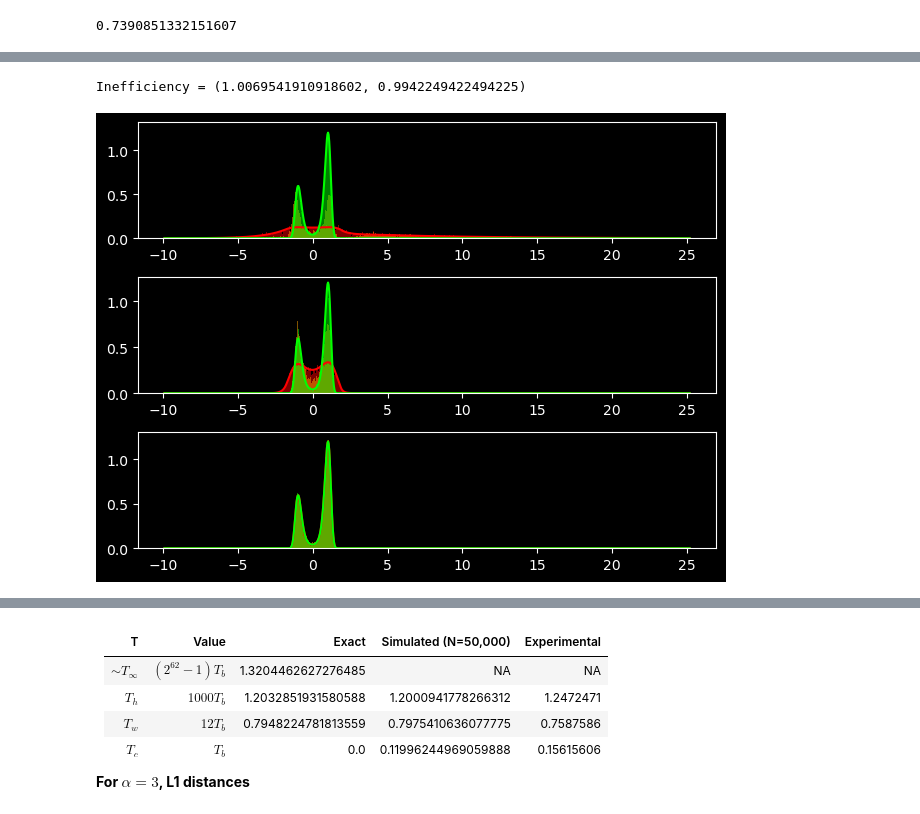
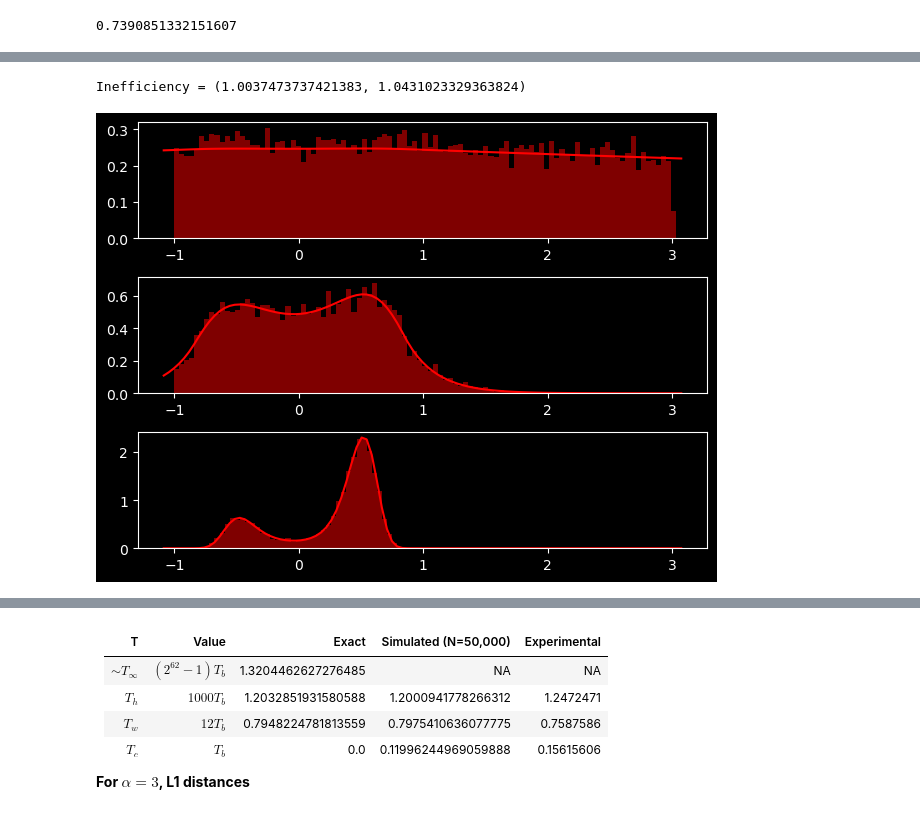
Before and after one commit to Element200/mpemba_langevin, a Jupyter notebook: mpemba.ipynb, the cells around one changed output, grey strips where cells are left out. Saved outputs shown, nothing was run; the diff lists cells and outputs as text; code cells hidden in the pictures.

```diff
--- a/mpemba.ipynb
+++ b/mpemba.ipynb
@@ -295,7 +312,7 @@ plt.close()
 keys = ['h','w','c','f']
 temperature = {}
 # Ensemble
-temperature['h'] = T_b * 72
+temperature['h'] = T_b * 1000
 temperature['w'] = T_b * 12
 temperature['c'] = T_b * 1
 # temperature['f'] = T_b * 1e-1 # "Frozen" -- can this 'heat' up?
@@ -320,13 +337,23 @@ def exponential_decay(t, tau, T='h', T_b=T_b):
 def initial_position(x_range, num_particles, p):
     return np.random.choice(x_range, num_particles, p=p)
 
+def export(figure, parent_directory, prefixes = "", params = {"E_b" : E_barrier, "E_tilt" : E_tilt, "E_shelf" : E_shelf, "x_min" : x_min, "x_max" : x_max, "x_well" : x_well, "x_s" : x_s, "D" : D, "T_h": temperature['h'], "T_w": temperature['w'], "tau": tau}):
+    # Helper function to export parameter list as well as figures.
+    filename = parent_directory +r"/"+prefixes + datetime.datetime.now().isoformat()[:-10].replace(":", "_")
+    with open(filename+"_parameters.txt", 'w') as file:
+        for key in params:
+            file.write(f"{key}: {params[key]}\n")
+    file.close()
+    figure.savefig(filename+".png")
+    return 0
+
 # for trial in tqdm(range(N)):
 for T in temperature:
     # x = np.zeros(N) # Delta function initial condition (for diffusion test)
     x = initial_position(active_range, N, p=initial_distro[T])
     # x = boltzmann_samples(N, T=temperature[T])
     temperature_function = lambda t: exponential_decay(t, tau, T=T)
-    results[T] = np.array(langevin_simulation(x)).T
+    results[T] = np.array(langevin_simulation(x, temperature_function=temperature_function)).T
     # plt.loglog(temperature_function(times))
 plt.show()
 # %%
@@ -339,7 +366,7 @@ plt.show()
 
 # langevin_simulation(np.array([0]), temperature_function = lambda t: exponential_decay(t, 100*dt, T='h'), infinite_wall=True)
 # %%
-BINS = 900
+BINS = 100
 
 binned_active_domain = np.linspace(x_min, x_max, BINS)
 
@@ -350,12 +377,13 @@ print(f"Inefficiency = {inefficiencies}")
 inefficiency = (global_max-global_min)/(x_max-x_min)
 
 if inefficiency > 1:
-    binned_active_range = np.linspace(global_min, global_max, round(BINS*inefficiency))
+    binned_active_range0 = np.linspace(global_min, global_max, round(BINS*inefficiency)-1)
 else:
-    binned_active_range = np.linspace(global_min, global_max, BINS)
+    binned_active_range0 = np.linspace(global_min, global_max, BINS-1)
 
-dx = binned_active_range[1]-binned_active_range[0]
-binned_active_range += dx/2 # We must calculate distributions from the *centres* of the bins, not the edges!
+dx = binned_active_range0[1]-binned_active_range0[0]
+binned_active_range0 += dx/2 # We must calculate distributions from the *centres* of the bins, not the edges!
+binned_active_range = np.insert(binned_active_range0, 0, binned_active_range0[0]-dx)
 
 
 if not (inefficiency > 100):
@@ -368,13 +396,15 @@ if not (inefficiency > 100):
     heights_init, bins_init = {}, {}
     heights_fin, bins_fin = {}, {}
     heights_mid, bins_mid = {}, {}
+    heights_mid2 = {}
 
     for T in temperature:
-        heights_init[T], bins_init[T] = np.histogram(results[T][:,0], bins=binned_active_range)
-        heights_mid[T], bins_mid[T] = np.histogram(results[T][:,100], bins=binned_active_range)
-        heights_fin[T], bins_fin[T] = np.histogram(results[T][:,-1], bins=binned_active_range)
+        heights_init[T] = np.histogram(results[T][:,0], bins=binned_active_range)[0]
+        heights_mid[T] = np.histogram(results[T][:,341], bins=binned_active_range)[0]
+        heights_mid2[T] = np.histogram(results[T][:,382], bins=binned_active_range)[0]
+        heights_fin[T] = np.histogram(results[T][:,-1], bins=binned_active_range)[0]
 # plt.hist(results['h'].T[-1], bins='auto', density=True)
 # plt.hist(results['h'].T[0])
 # plt.plot(active_range, final_distro, 'w')
 # %% [output]
-Inefficiency = (1.0069541910918602, 0.9942249422494225)
+Inefficiency = (1.0037473737421383, 1.0431023329363824)
@@ -381,19 +441,23 @@ Inefficiency = (1.0069541910918602, 0.9942249422494225)
 # %%
 """Sanity checks: The initial and final distributions should match the Boltzmann distro"""
 plt.close()
+%matplotlib inline
 fig, ax = plt.subplots(len(temperature))
 vals = list(temperature.keys())
 
 
 for i in range(len(temperature)):
-    ax[i].bar(bins_init[vals[i]][:-1], heights_init[vals[i]]/(N*dx), width=bins_init[vals[i]][1]-bins_init[vals[i]][0], alpha=0.5, color='r')
-    ax[i].bar(bins_mid[vals[i]][:-1], heights_mid[vals[i]]/(N*dx), width=bins_fin[vals[i]][1]-bins_fin[vals[i]][0], alpha=0.5, color='orange')
-    ax[i].bar(bins_fin[vals[i]][:-1], heights_fin[vals[i]]/(N*dx), width=bins_fin[vals[i]][1]-bins_fin[vals[i]][0], alpha=0.5, color='lime')
+    ax[i].bar(binned_active_range[1:]-dx/2, heights_init[vals[i]]/(N*dx), width=dx, alpha=0.5, color='r')
+    # ax[i].bar(binned_active_range[1:], heights_mid[vals[i]]/(N*dx), width=dx, alpha=0.5, color='orange')
+    # ax[i].bar(binned_active_range[1:], heights_mid2[vals[i]]/(N*dx), width=dx, alpha=0.5, color='yellow')
+    # ax[i].bar(binned_active_range[1:], heights_fin[vals[i]]/(N*dx), width=dx, alpha=0.5, color='lime')
+    # ax[i].plot(binned_active_range[1:], heights_fin[vals[i]]/(N*dx), alpha=0.5, color='lime')
+    # ax[i].plot(binned_active_range[1:], heights_mid[vals[i]]/(N*dx), alpha=0.5, color='yellow')
     # # plt.hist(results[-1], bins=50)
     ax[i].plot(binned_active_range, binned_initial_distro[vals[i]]/dx, 'r')
-    ax[i].plot(binned_active_range, binned_final_distro/dx, 'lime')
+    # ax[i].plot(binned_active_range, binned_final_distro/dx, 'lime')
 
 plt.tight_layout()
 plt.show()
 # %% [output]
-[figure, old version]
+[figure, new version]
```
Also changed, not shown: parts of 40 cells of this notebook, 2 other files.
